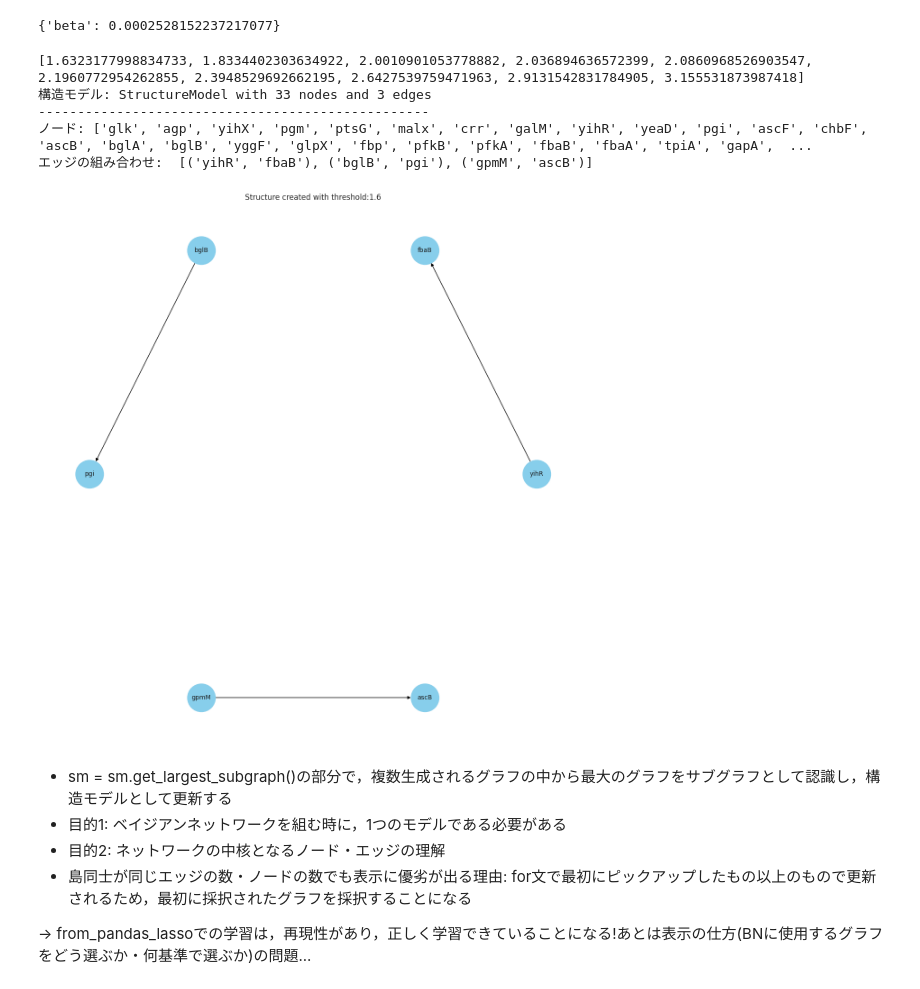
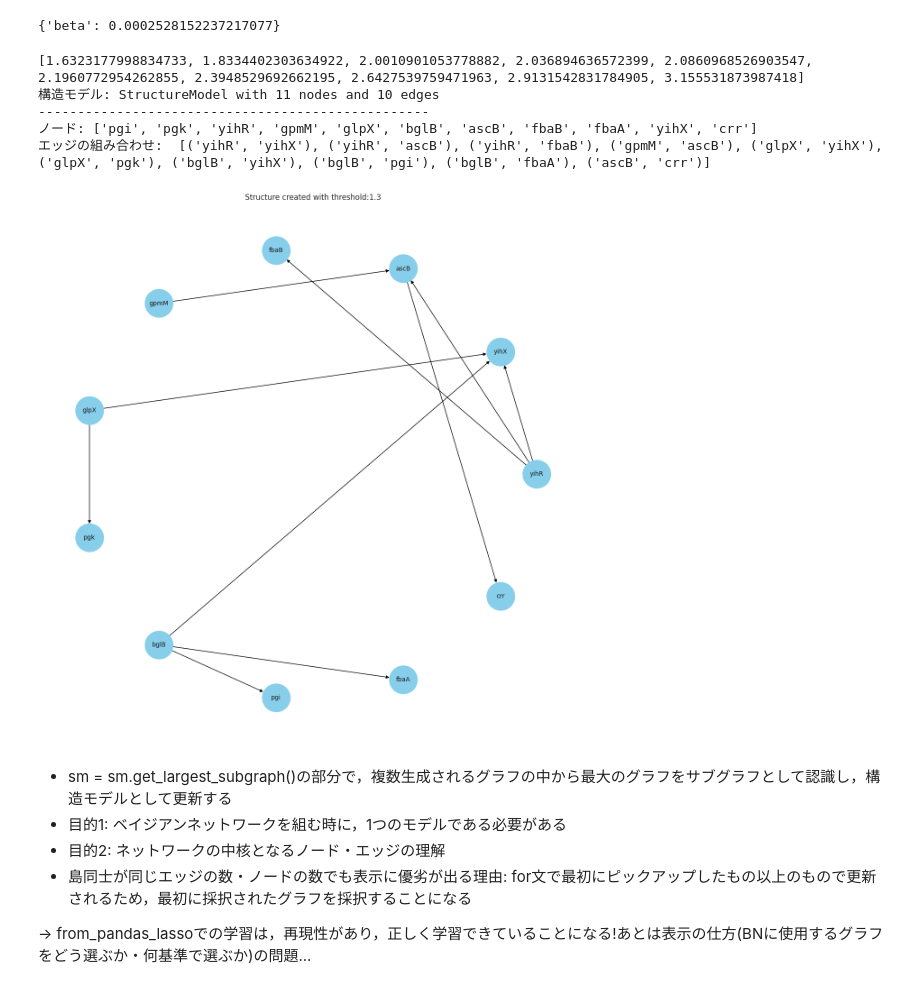
Before and after one commit to SanchanY/bn, a Jupyter notebook: work/notears_lasso.ipynb, the cells around one changed output. Saved outputs shown, nothing was run; the diff lists cells and outputs as text; code cells hidden in the pictures.

```diff
--- a/work/notears_lasso.ipynb
+++ b/work/notears_lasso.ipynb
@@ -137,7 +137,7 @@ train, test = train_test_split(discretised_data, train_size=0.8, random_state=42
 
 beta=best_params['beta']
 max_iter=1000       # 一旦1000で固定
-w_threshold=1.6
+w_threshold=1.3
 # w_threshold=1
 
 
@@ -151,11 +151,11 @@ sm, loss_values = result_tuple
 print(loss_values)
 
 # エッジが伸びていないノードを排除, 関係性の強いエッジを太くする
-# edge_width = [d["weight"]*1 for (u, v, d) in sm.edges(data=True)]
+edge_width = [d["weight"]*1 for (u, v, d) in sm.edges(data=True)]
 # 上記の処置を施したものを新たなグラフとして保存, 複数あるうち最大のグラフを抜擢
-# sm = sm.get_largest_subgraph()
+sm = sm.get_largest_subgraph()
 # DAGになるように閾値を上げる
-# sm.threshold_till_dag()
+sm.threshold_till_dag()
 
 # 構造モデルの出力
 print("構造モデル:", sm)
@@ -167,37 +167,37 @@ print('エッジの組み合わせ: ', sm.edges())
 
 # 連番生成関数
 def create_filename(base_name, directory='.', extension='.png'):
     counter = 1
     while True:
         file_name = f"{base_name}_{counter}{extension}"
         full_path = os.path.join(directory, file_name)
         if not os.path.exists(full_path):
             return full_path
         counter += 1
 
 # グラフ描画関数
 def draw_graph(sm, w_threshold):
     sns.set(style="whitegrid")
 
     # 構造モデルsmをnetworkxのグラフに変換
     G = nx.DiGraph(sm.edges())
 
     # グラフの描画
     plt.figure(figsize=(12, 12))
     pos = nx.circular_layout(G)  # ノードの配置
     nx.draw(G, pos, with_labels=True, node_size=2000, edge_color="black", node_color="skyblue", font_size=10)
     plt.title(f"Structure created with threshold:{w_threshold}")
     plt.savefig(f"./bio_networks/bio_network_th{w_threshold}.png", format="png", dpi=300, bbox_inches='tight')
     return w_threshold
 
 w_threshold = draw_graph(sm, w_threshold)
 # %% [output]
 [1.6323177998834733, 1.8334402303634922, 2.0010901053778882, 2.036894636572399, 2.0860968526903547, 2.1960772954262855, 2.3948529692662195, 2.6427539759471963, 2.9131542831784905, 3.155531873987418]
-構造モデル: StructureModel with 33 nodes and 3 edges
+構造モデル: StructureModel with 11 nodes and 10 edges
 --------------------------------------------------
-ノード: ['glk', 'agp', 'yihX', 'pgm', 'ptsG', 'malx', 'crr', 'galM', 'yihR', 'yeaD', 'pgi', 'ascF', 'chbF', 'ascB', 'bglA', 'bglB', 'yggF', 'glpX', 'fbp', 'pfkB', 'pfkA', 'fbaB', 'fbaA', 'tpiA', 'gapA',  ...
-エッジの組み合わせ:  [('yihR', 'fbaB'), ('bglB', 'pgi'), ('gpmM', 'ascB')]
+ノード: ['pgi', 'pgk', 'yihR', 'gpmM', 'glpX', 'bglB', 'ascB', 'fbaB', 'fbaA', 'yihX', 'crr']
+エッジの組み合わせ:  [('yihR', 'yihX'), ('yihR', 'ascB'), ('yihR', 'fbaB'), ('gpmM', 'ascB'), ('glpX', 'yihX'), ('glpX', 'pgk'), ('bglB', 'yihX'), ('bglB', 'pgi'), ('bglB', 'fbaA'), ('ascB', 'crr')]
-[figure, old version]
+[figure, new version]
 # %% [markdown]
 - sm = sm.get_largest_subgraph()の部分で，複数生成されるグラフの中から最大のグラフをサブグラフとして認識し，構造モデルとして更新する
 - 目的1: ベイジアンネットワークを組む時に，1つのモデルである必要がある
```
Also changed, not shown: parts of 2 cells of this notebook, 2 other files.
